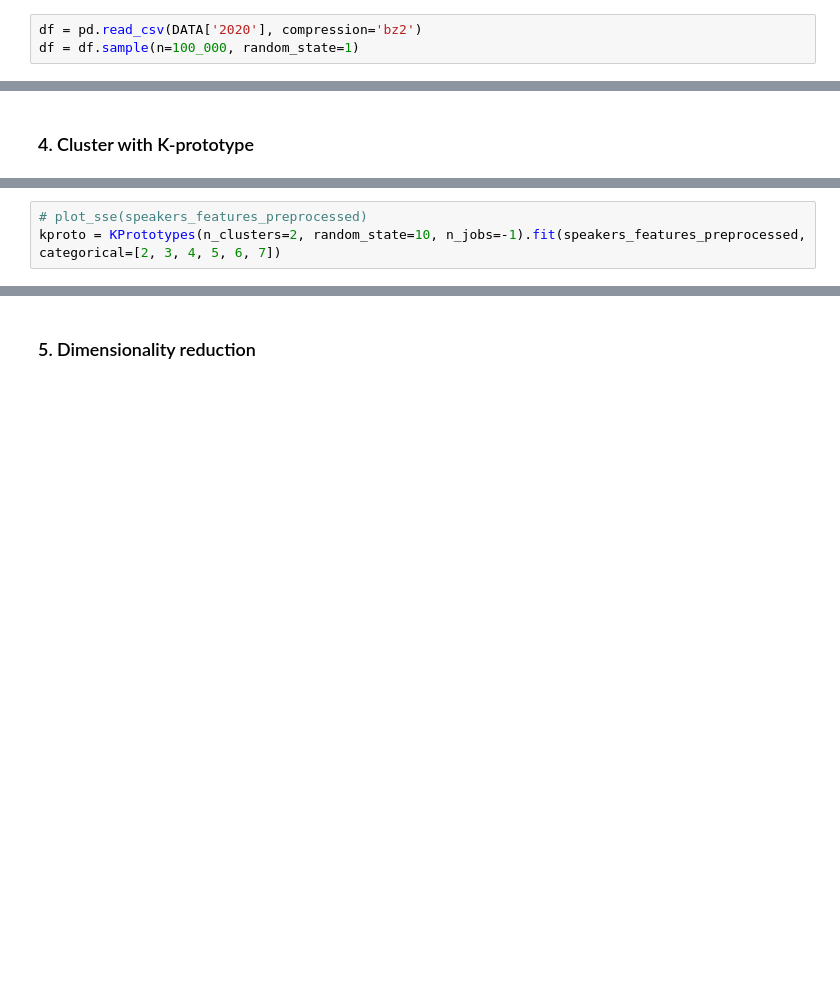
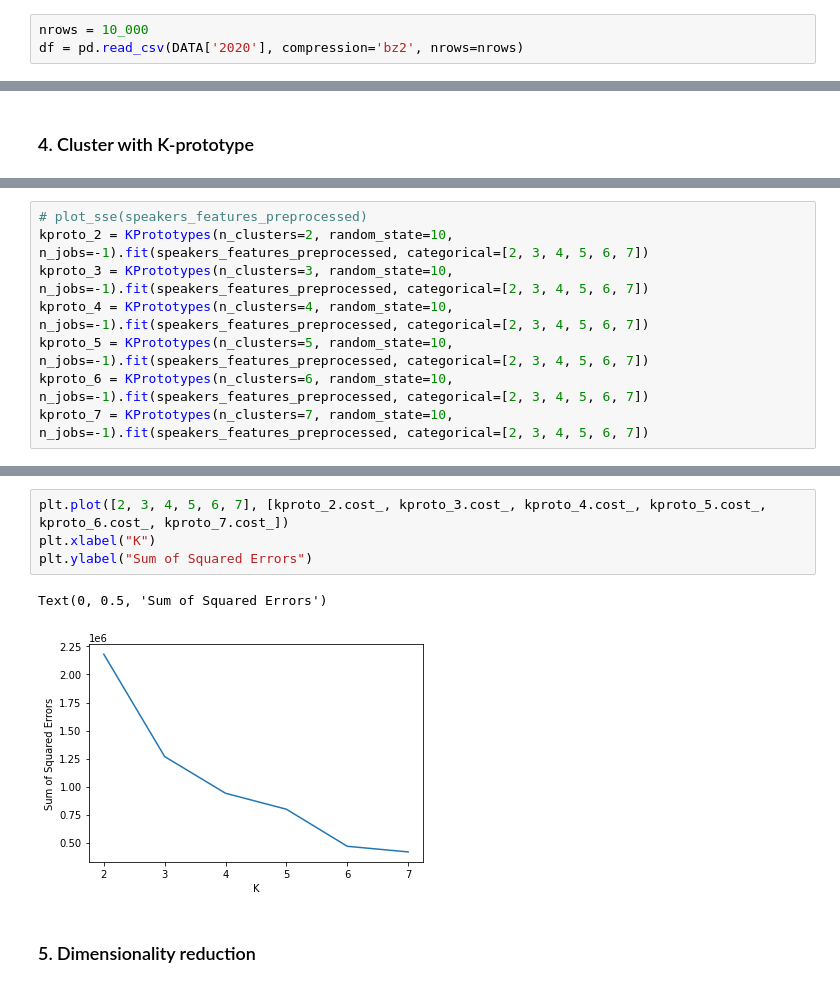
Before and after one commit to epfl-ada/ada-2021-project-quotebankers, a Jupyter notebook: clustering.ipynb, the cells around one changed output, grey strips where cells are left out. Drawn from its saved outputs; the diff is of its cells as text; blank space fills up the shorter version.

Commit message:
worked on clustering, kprototypes seem to work, prepared function to get datapoints out of each cluster

```diff
--- a/clustering.ipynb
+++ b/clustering.ipynb
@@ -52,8 +52,8 @@ def load_data(year, sample=True, sample_size=100_000):
 wikidata_speakers = pd.read_parquet('data/speaker_attributes.parquet')
 wikidata_speakers.set_index('id', inplace=True)
 # %%
-df = pd.read_csv(DATA['2020'], compression='bz2')
-df = df.sample(n=100_000, random_state=1)
+nrows = 10_000
+df = pd.read_csv(DATA['2020'], compression='bz2', nrows=nrows)
 # %%
 qids = df.qids.tolist()
 wanted_qids = [eval(qid)[0] for qid in qids if len(eval(qid)) == 1 and eval(qid)[0] in wikidata_speakers.index]
@@ -144,4 +169,9 @@ def plot_sse(features, start=5, end=7):
     plt.ylabel("Sum of Squared Errors")
 # %%
 # plot_sse(speakers_features_preprocessed)
-kproto = KPrototypes(n_clusters=2, random_state=10, n_jobs=-1).fit(speakers_features_preprocessed, categorical=[2, 3, 4, 5, 6, 7])
+kproto_2 = KPrototypes(n_clusters=2, random_state=10, n_jobs=-1).fit(speakers_features_preprocessed, categorical=[2, 3, 4, 5, 6, 7])
+kproto_3 = KPrototypes(n_clusters=3, random_state=10, n_jobs=-1).fit(speakers_features_preprocessed, categorical=[2, 3, 4, 5, 6, 7])
+kproto_4 = KPrototypes(n_clusters=4, random_state=10, n_jobs=-1).fit(speakers_features_preprocessed, categorical=[2, 3, 4, 5, 6, 7])
+kproto_5 = KPrototypes(n_clusters=5, random_state=10, n_jobs=-1).fit(speakers_features_preprocessed, categorical=[2, 3, 4, 5, 6, 7])
+kproto_6 = KPrototypes(n_clusters=6, random_state=10, n_jobs=-1).fit(speakers_features_preprocessed, categorical=[2, 3, 4, 5, 6, 7])
+kproto_7 = KPrototypes(n_clusters=7, random_state=10, n_jobs=-1).fit(speakers_features_preprocessed, categorical=[2, 3, 4, 5, 6, 7])
@@ -148,3 +222,10 @@ kproto = KPrototypes(n_clusters=2, random_state=10, n_jobs=-1).fit(speakers_feat
+# %%
+plt.plot([2, 3, 4, 5, 6, 7], [kproto_2.cost_, kproto_3.cost_, kproto_4.cost_, kproto_5.cost_, kproto_6.cost_, kproto_7.cost_])
+plt.xlabel("K")
+plt.ylabel("Sum of Squared Errors")
+# %% [output]
+Text(0, 0.5, 'Sum of Squared Errors')
+[figure, added]
 # %% [markdown]
 ### 5. Dimensionality reduction
 # %%
```
Also changed, not shown: parts of 11 cells of this notebook.
